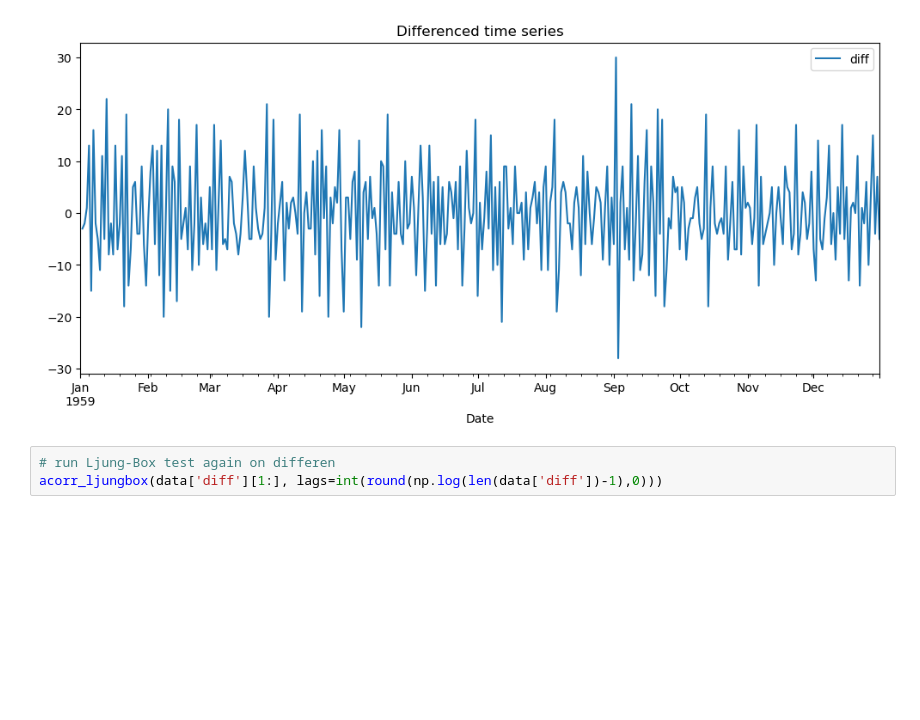
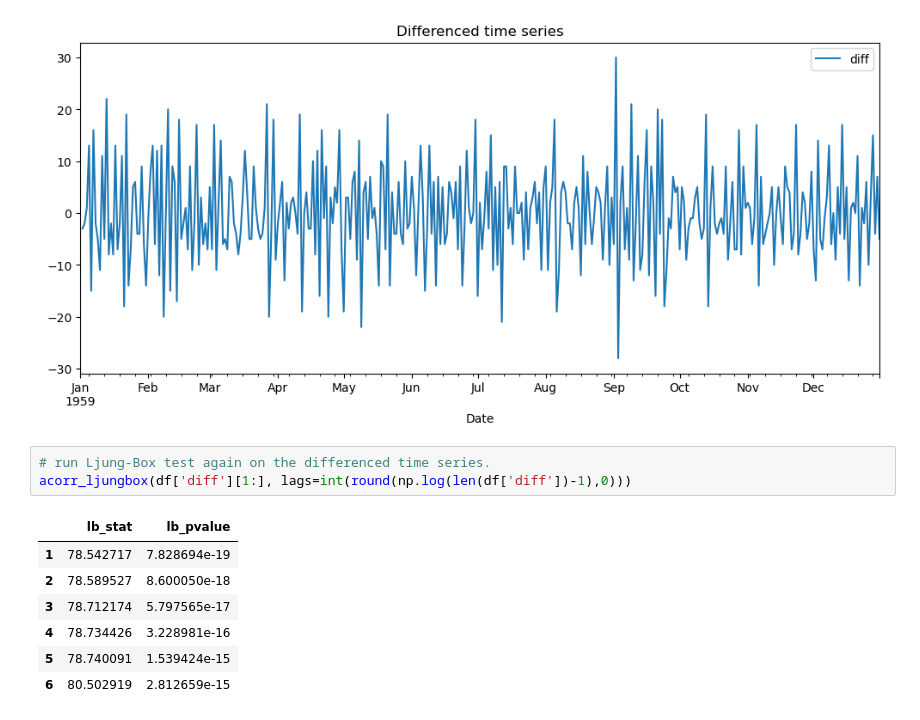
Before and after one commit to kralfafara/time-series-analysis, a Jupyter notebook: Time-Series-Analysis-ARIMA.ipynb, the cells around one changed output. Cells and saved outputs as stored; diff of their text form; blank space fills up the shorter version.

```diff
--- a/Time-Series-Analysis-ARIMA.ipynb
+++ b/Time-Series-Analysis-ARIMA.ipynb
@@ -65,5 +65,13 @@ plt.show()
 # %% [output]
 [figure]
 # %%
-# run Ljung-Box test again on differen
-acorr_ljungbox(data['diff'][1:], lags=int(round(np.log(len(data['diff'])-1),0)))
+# run Ljung-Box test again on the differenced time series.
+acorr_ljungbox(df['diff'][1:], lags=int(round(np.log(len(df['diff'])-1),0)))
+# %% [output]
+|  | lb_stat | lb_pvalue |
+| 1 | 78.542717 | 7.828694e-19 |
+| 2 | 78.589527 | 8.600050e-18 |
+| 3 | 78.712174 | 5.797565e-17 |
+| 4 | 78.734426 | 3.228981e-16 |
+| 5 | 78.740091 | 1.539424e-15 |
+| 6 | 80.502919 | 2.812659e-15 |
```
